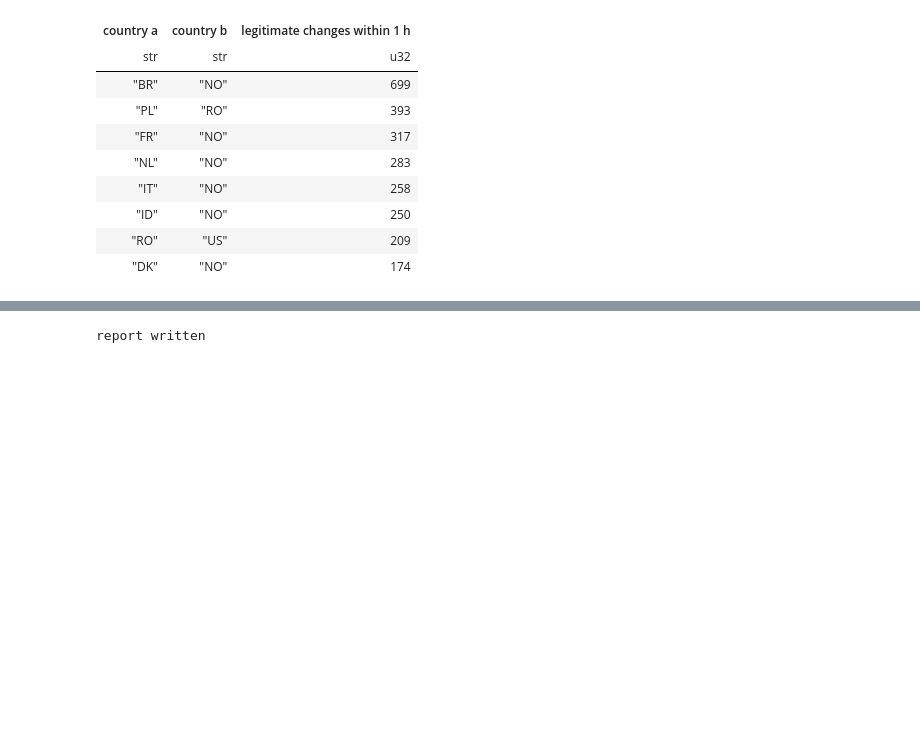
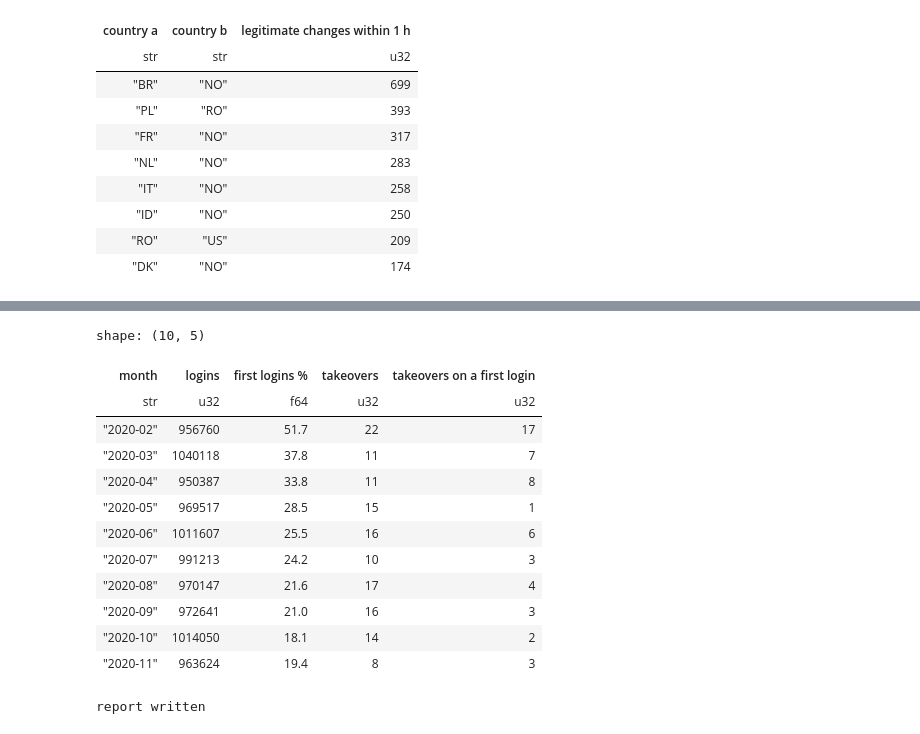
Before and after one commit to modsiw-mona/anomaly_detection_ato, a Jupyter notebook: notebooks/6-interpretation/08-sap-user_friction-2026_11_08.ipynb, the cells around one changed output, grey strips where cells are left out. Drawn from its saved outputs; the diff is of its cells as text; code cells hidden in the pictures; blank space fills up the shorter version.

Commit message:
docs: correct the site after review and add first logins by month to notebook 08

```diff
--- a/notebooks/6-interpretation/08-sap-user_friction-2026_11_08.ipynb
+++ b/notebooks/6-interpretation/08-sap-user_friction-2026_11_08.ipynb
@@ -412,3 +420,37 @@ shape: (8, 3)
+# %%
+by_month = (
+    pl.scan_parquet(data_dir / "04_feature" / f"{config.name}_features.parquet")
+    .select("timestamp", "prior_successes", "label_ato")
+    .with_columns(
+        month=pl.col("timestamp").dt.strftime("%Y-%m"), first=pl.col("prior_successes") == 0
+    )
+    .group_by("month")
+    .agg(
+        logins=pl.len(),
+        **{"first logins %": pl.col("first").mean() * 100},
+        takeovers=pl.col("label_ato").sum(),
+        **{"takeovers on a first login": (pl.col("label_ato") & pl.col("first")).sum()},
+    )
+    .sort("month")
+    .collect()
+    .with_columns(pl.col(pl.Float64).round(1))
+)
+assert by_month["takeovers"].sum() == 140, "every takeover of the study window"
+by_month
+# %% [output]
+shape: (10, 5)
+| month | logins | first logins % | takeovers | takeovers on a first login |
+| str | u32 | f64 | u32 | u32 |
+| "2020-02" | 956760 | 51.7 | 22 | 17 |
+| "2020-03" | 1040118 | 37.8 | 11 | 7 |
+| "2020-04" | 950387 | 33.8 | 11 | 8 |
+| "2020-05" | 969517 | 28.5 | 15 | 1 |
+| "2020-06" | 1011607 | 25.5 | 16 | 6 |
+| "2020-07" | 991213 | 24.2 | 10 | 3 |
+| "2020-08" | 970147 | 21.6 | 17 | 4 |
+| "2020-09" | 972641 | 21.0 | 16 | 3 |
+| "2020-10" | 1014050 | 18.1 | 14 | 2 |
+| "2020-11" | 963624 | 19.4 | 8 | 3 |
 # %%
 (reports / f"{config.name}_user_friction.json").write_text(json.dumps({
     "alert_budgets_and_rates": {side: table.to_dicts() for side, table in friction.items()},
```
Also changed, not shown: parts of 5 cells of this notebook, 12 other files.
